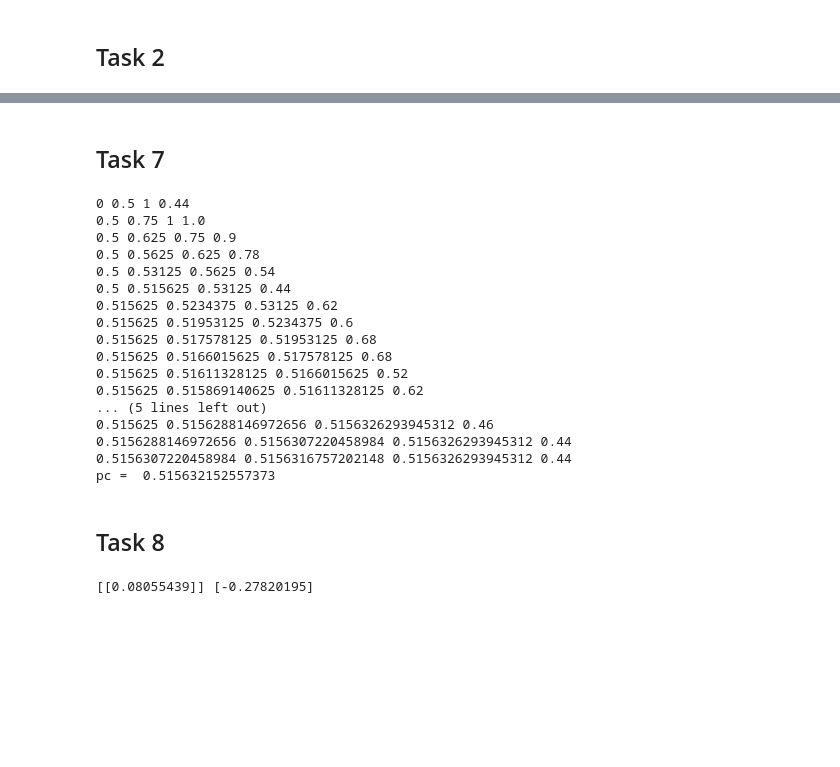
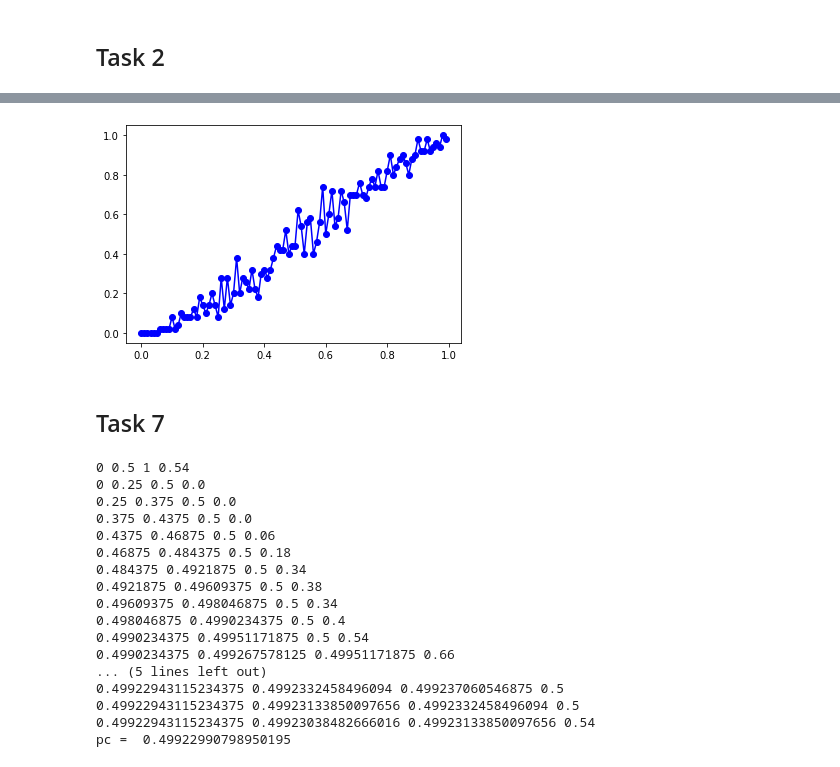
Before and after one commit to jireland88/percolation, a Jupyter notebook: Tasks.ipynb, the cells around one changed output, grey strips where cells are left out. Saved outputs shown, nothing was run; the diff lists cells and outputs as text; code cells hidden in the pictures; blank space fills up the shorter version.

Commit message:
major structural changes, slowly figuring out Q8 - think theres a problem with the centre code (see TODO)

```diff
--- a/Tasks.ipynb
+++ b/Tasks.ipynb
@@ -86,34 +112,32 @@ pc =  0.5959830284118652
+# %%
+P_21 = Percolation(np.zeros((21, 21)), RecPathFinder(SquareNeighbours()))
+PT_21 = PercolationTools(P_21)
+
+PT_21.plot_centre_prob(50,2)
+# %% [output]
+[figure, added]
 # %% [markdown]
 ## Task 7
 # %%
-TP_20 = TriPercolation(np.zeros((10,10)))
-TPT_20 = PercolationTools(TP_20)
+TP_100 = Percolation(np.zeros((100,100)), RobotPathFinder(TriangleStateChooser()))
+TPT_100 = PercolationTools(TP_100)
 
-print("pc = ", TPT_20.find_critical_value_bs(50, 20))
+print("pc = ", TPT_100.find_critical_value_bs(50, 20))
 # %% [output]
-0 0.5 1 0.44
-0.5 0.75 1 1.0
-0.5 0.625 0.75 0.9
-0.5 0.5625 0.625 0.78
-0.5 0.53125 0.5625 0.54
-0.5 0.515625 0.53125 0.44
-0.515625 0.5234375 0.53125 0.62
-0.515625 0.51953125 0.5234375 0.6
-0.515625 0.517578125 0.51953125 0.68
-0.515625 0.5166015625 0.517578125 0.68
-0.515625 0.51611328125 0.5166015625 0.52
-0.515625 0.515869140625 0.51611328125 0.62
+0 0.5 1 0.54
+0 0.25 0.5 0.0
+0.25 0.375 0.5 0.0
+0.375 0.4375 0.5 0.0
+0.4375 0.46875 0.5 0.06
+0.46875 0.484375 0.5 0.18
+0.484375 0.4921875 0.5 0.34
+0.4921875 0.49609375 0.5 0.38
+0.49609375 0.498046875 0.5 0.34
+0.498046875 0.4990234375 0.5 0.4
+0.4990234375 0.49951171875 0.5 0.54
+0.4990234375 0.499267578125 0.49951171875 0.66
 ... (5 lines left out)
-0.515625 0.5156288146972656 0.5156326293945312 0.46
-0.5156288146972656 0.5156307220458984 0.5156326293945312 0.44
-0.5156307220458984 0.5156316757202148 0.5156326293945312 0.44
-pc =  0.515632152557373
+0.49922943115234375 0.4992332458496094 0.499237060546875 0.5
+0.49922943115234375 0.49923133850097656 0.4992332458496094 0.5
+0.49922943115234375 0.49923038482666016 0.49923133850097656 0.54
+pc =  0.49922990798950195
-# %% [markdown]
-## Task 8
-# %%
-TP_11 = TriPercolation(np.zeros((11,11)))
-TPT_11 = PercolationTools(TP_11)
-
-TPT_11.find_beta([0.1, 0.2, 0.01, 0.02, 0.001, 0.002, 0.3, 0.03, 0.003], 50)
-# %% [output]
-[[0.08055439]] [-0.27820195]
```
Also changed, not shown: parts of 12 cells of this notebook, 4 other files.
